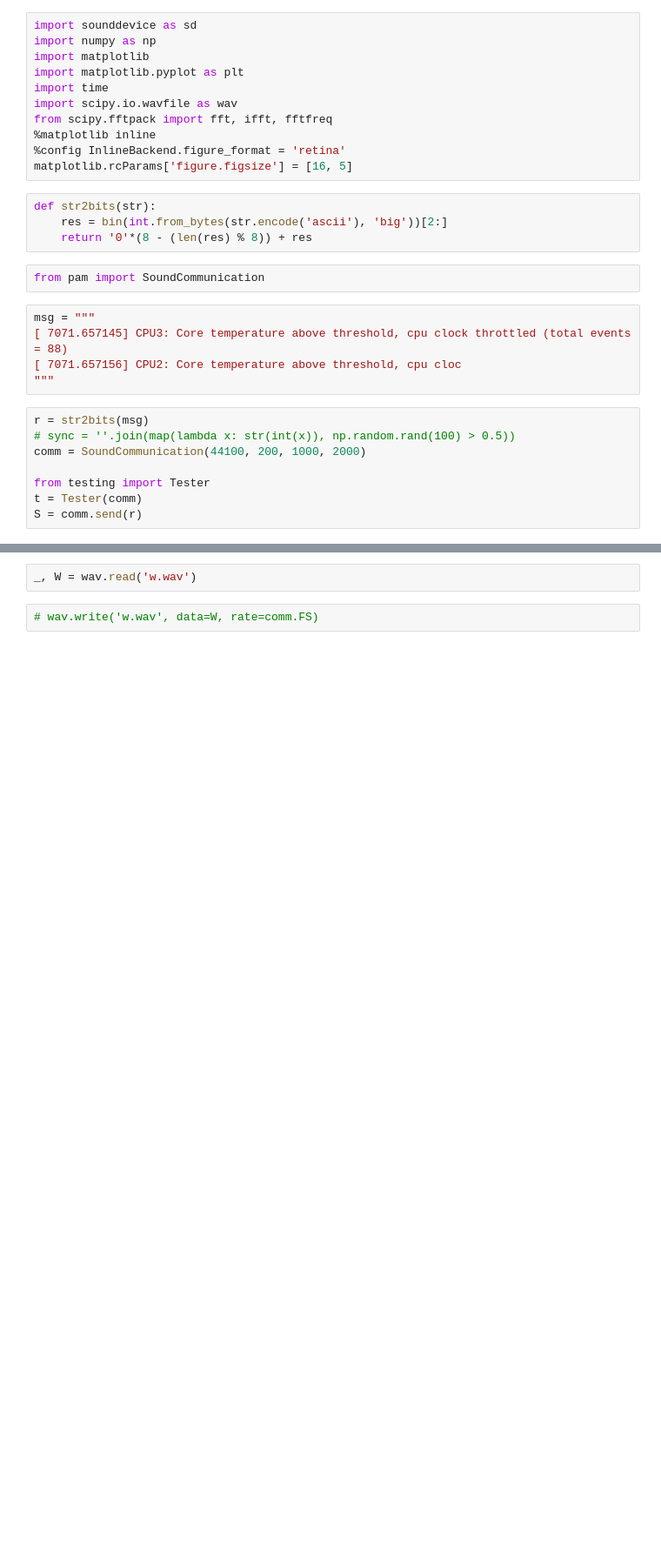
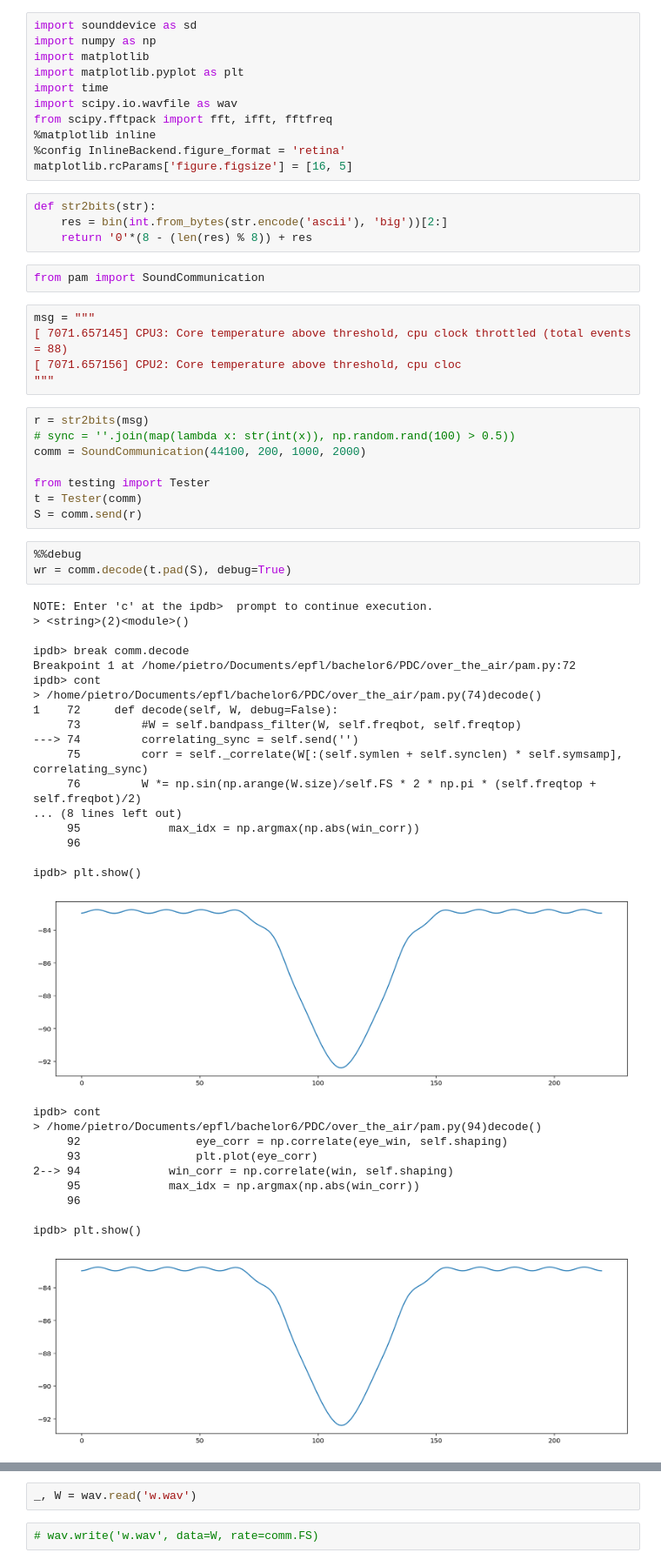
Before and after one commit to korel-one/over_the_air, a Jupyter notebook: OverTheAir PAM.ipynb, the cells around one changed output, grey strips where cells are left out. Shown: that part at 87% size. Drawn from its saved outputs; the diff is of its cells as text; blank space fills up the shorter version.

```diff
--- a/OverTheAir PAM.ipynb
+++ b/OverTheAir PAM.ipynb
@@ -28,3 +28,35 @@ comm = SoundCommunication(44100, 200, 1000, 2000)
 from testing import Tester
 t = Tester(comm)
 S = comm.send(r)
+# %%
+%%debug
+wr = comm.decode(t.pad(S), debug=True)
+# %% [output]
+NOTE: Enter 'c' at the ipdb>  prompt to continue execution.
+> <string>(2)<module>()
+
+ipdb> break comm.decode
+Breakpoint 1 at /home/pietro/Documents/epfl/bachelor6/PDC/over_the_air/pam.py:72
+ipdb> cont
+> /home/pietro/Documents/epfl/bachelor6/PDC/over_the_air/pam.py(74)decode()
+1    72     def decode(self, W, debug=False):
+     73         #W = self.bandpass_filter(W, self.freqbot, self.freqtop)
+---> 74         correlating_sync = self.send('')
+     75         corr = self._correlate(W[:(self.symlen + self.synclen) * self.symsamp], correlating_sync)
+     76         W *= np.sin(np.arange(W.size)/self.FS * 2 * np.pi * (self.freqtop + self.freqbot)/2)
+... (8 lines left out)
+     95             max_idx = np.argmax(np.abs(win_corr))
+     96
+
+ipdb> plt.show()
+[figure, added]
+ipdb> cont
+> /home/pietro/Documents/epfl/bachelor6/PDC/over_the_air/pam.py(94)decode()
+     92                 eye_corr = np.correlate(eye_win, self.shaping)
+     93                 plt.plot(eye_corr)
+2--> 94             win_corr = np.correlate(win, self.shaping)
+     95             max_idx = np.argmax(np.abs(win_corr))
+     96
+
+ipdb> plt.show()
+[figure, added]
```
Also changed, not shown: parts of 8 cells of this notebook, 1 other file.
